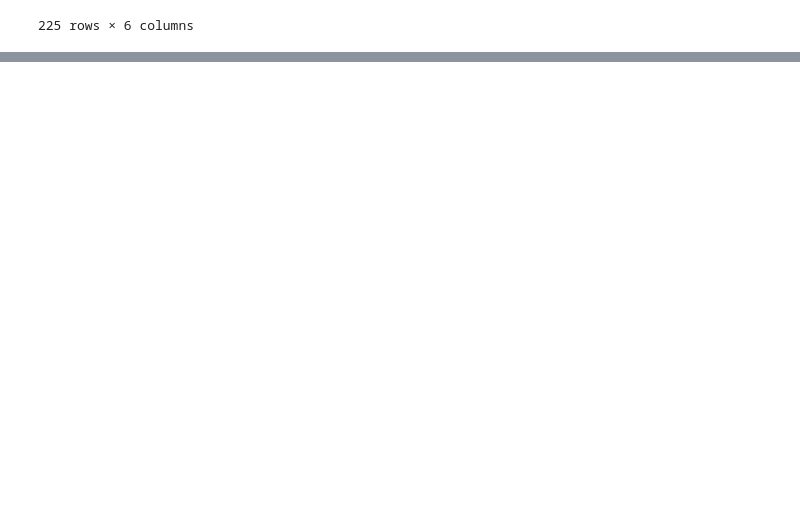
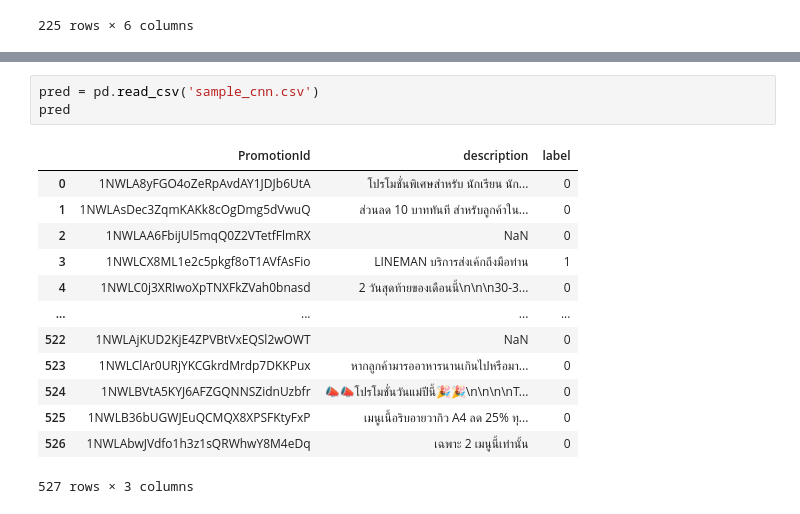
Before and after one commit to Phakamon/Work, a Jupyter notebook: Spam.ipynb, the cells around one changed output, grey strips where cells are left out. Saved outputs shown, nothing was run; the diff lists cells and outputs as text; blank space fills up the shorter version.

```diff
--- a/Spam.ipynb
+++ b/Spam.ipynb
@@ -649,0 +806,17 @@ df_test_notnull[df_test_notnull['bad'] == 0]
+# %%
+pred = pd.read_csv('sample_cnn.csv')
+pred
+# %% [output]
+|  | PromotionId | description | label |
+| 0 | 1NWLA8yFGO4oZeRpAvdAY1JDJb6UtA | โปรโมชั่นพิเศษสำหรับ นักเรียน นัก... | 0 |
+| 1 | 1NWLAsDec3ZqmKAKk8cOgDmg5dVwuQ | ส่วนลด 10 บาททันที สำหรับลูกค้าใน... | 0 |
+| 2 | 1NWLAA6FbijUl5mqQ0Z2VTetfFlmRX | NaN | 0 |
+| 3 | 1NWLCX8ML1e2c5pkgf8oT1AVfAsFio | LINEMAN บริการส่งเค้กถึงมือท่าน | 1 |
+| 4 | 1NWLC0j3XRIwoXpTNXFkZVah0bnasd | 2 วันสุดท้ายของเดือนนี้\n\n\n30-3... | 0 |
+| ... | ... | ... | ... |
+| 522 | 1NWLAjKUD2KjE4ZPVBtVxEQSl2wOWT | NaN | 0 |
+| 523 | 1NWLClAr0URjYKCGkrdMrdp7DKKPux | หากลูกค้ามารออาหารนานเกินไปหรือมา... | 0 |
+| 524 | 1NWLBVtA5KYJ6AFZGQNNSZidnUzbfr | 📣📣โปรโมชั่นวันแม่ปีนี้🎉🎉\n\n\n\nT... | 0 |
+| 525 | 1NWLB36bUGWJEuQCMQX8XPSFKtyFxP | เมนูเนื้อริบอายวากิว A4 ลด 25% ทุ... | 0 |
+| 526 | 1NWLAbwJVdfo1h3z1sQRWhwY8M4eDq | เฉพาะ 2 เมนูนี้เท่านั้น | 0 |
+527 rows × 3 columns
```
Also changed, not shown: parts of 17 cells of this notebook.
